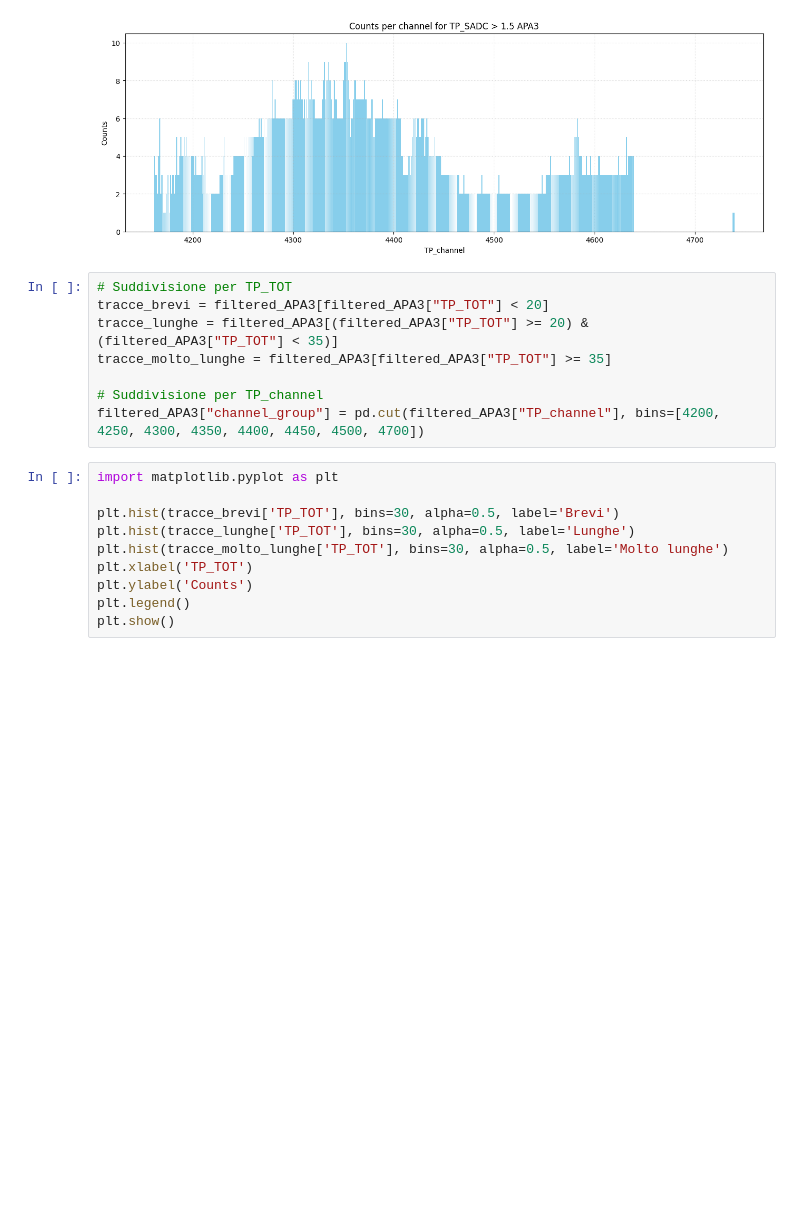
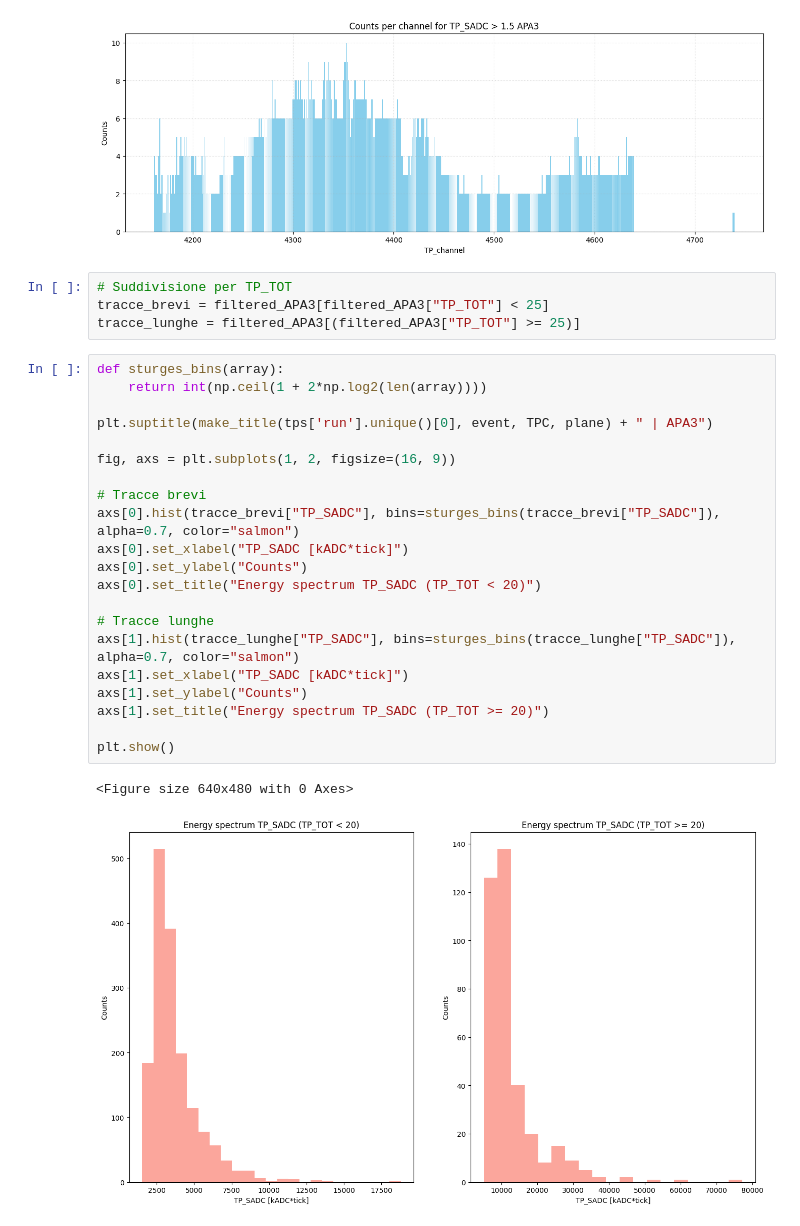
Before and after one commit to JuliaFavaro/SS25_TP_ProtoDUNE, a Jupyter notebook: src/RUN_test event_run_TPC.ipynb, the cells around one changed output. Cells and saved outputs as stored; diff of their text form; blank space fills up the shorter version.

```diff
--- a/src/RUN_test event_run_TPC.ipynb
+++ b/src/RUN_test event_run_TPC.ipynb
@@ -350,19 +350,29 @@ plt.show()
 [figure]
 # %%
 # Suddivisione per TP_TOT
-tracce_brevi = filtered_APA3[filtered_APA3["TP_TOT"] < 20]
-tracce_lunghe = filtered_APA3[(filtered_APA3["TP_TOT"] >= 20) & (filtered_APA3["TP_TOT"] < 35)]
-tracce_molto_lunghe = filtered_APA3[filtered_APA3["TP_TOT"] >= 35]
-
-# Suddivisione per TP_channel
-filtered_APA3["channel_group"] = pd.cut(filtered_APA3["TP_channel"], bins=[4200, 4250, 4300, 4350, 4400, 4450, 4500, 4700])
+tracce_brevi = filtered_APA3[filtered_APA3["TP_TOT"] < 25]
+tracce_lunghe = filtered_APA3[(filtered_APA3["TP_TOT"] >= 25)]
 # %%
-import matplotlib.pyplot as plt
+def sturges_bins(array):
+    return int(np.ceil(1 + 2*np.log2(len(array))))
 
-plt.hist(tracce_brevi['TP_TOT'], bins=30, alpha=0.5, label='Brevi')
-plt.hist(tracce_lunghe['TP_TOT'], bins=30, alpha=0.5, label='Lunghe')
-plt.hist(tracce_molto_lunghe['TP_TOT'], bins=30, alpha=0.5, label='Molto lunghe')
-plt.xlabel('TP_TOT')
-plt.ylabel('Counts')
-plt.legend()
+plt.suptitle(make_title(tps['run'].unique()[0], event, TPC, plane) + " | APA3")
+
+fig, axs = plt.subplots(1, 2, figsize=(16, 9))
+
+# Tracce brevi
+axs[0].hist(tracce_brevi["TP_SADC"], bins=sturges_bins(tracce_brevi["TP_SADC"]), alpha=0.7, color="salmon")
+axs[0].set_xlabel("TP_SADC [kADC*tick]")
+axs[0].set_ylabel("Counts")
+axs[0].set_title("Energy spectrum TP_SADC (TP_TOT < 20)")
+
+# Tracce lunghe
+axs[1].hist(tracce_lunghe["TP_SADC"], bins=sturges_bins(tracce_lunghe["TP_SADC"]), alpha=0.7, color="salmon")
+axs[1].set_xlabel("TP_SADC [kADC*tick]")
+axs[1].set_ylabel("Counts")
+axs[1].set_title("Energy spectrum TP_SADC (TP_TOT >= 20)")
+
 plt.show()
+# %% [output]
+<Figure size 640x480 with 0 Axes>
+[figure, added]
```
Also changed, not shown: parts of 10 cells of this notebook.
